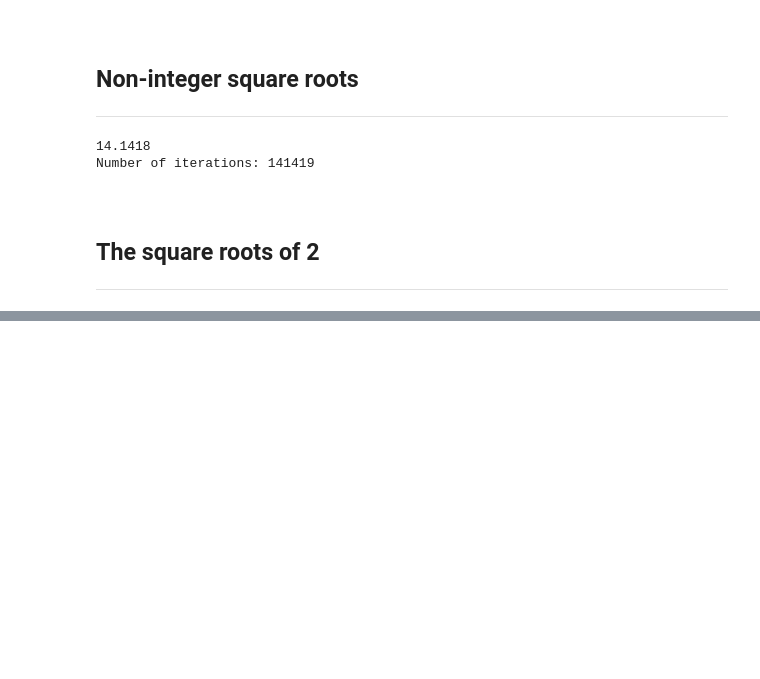
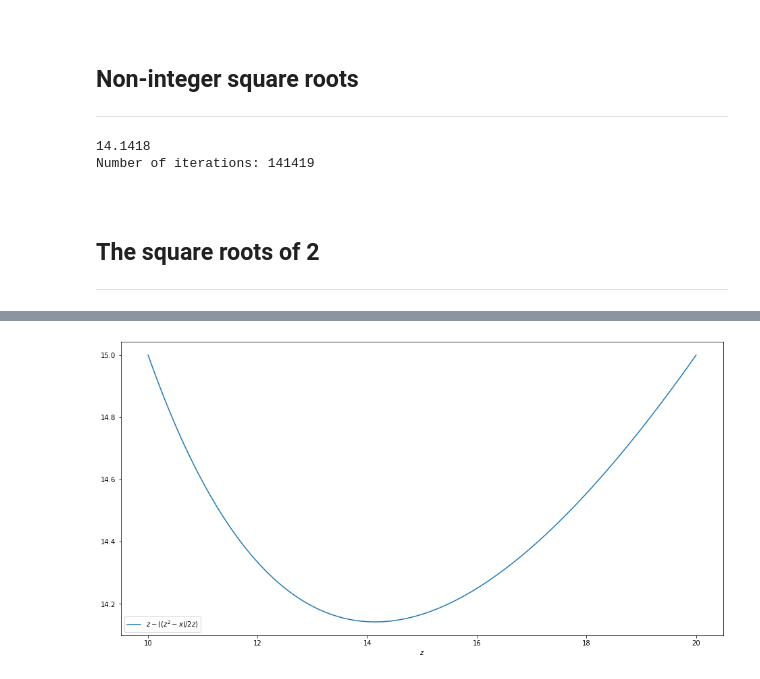
Before and after one commit to ion-cirnici/emerging-technologies, a Jupyter notebook: myExercises2/square-roots.ipynb, the cells around one changed output, grey strips where cells are left out. Saved outputs shown, nothing was run; the diff lists cells and outputs as text; code cells hidden in the pictures; blank space fills up the shorter version.

```diff
--- a/myExercises2/square-roots.ipynb
+++ b/myExercises2/square-roots.ipynb
@@ -98,0 +166,12 @@ Number of iterations: 141419
+# %%
+fig, ax = plt.subplots()
+
+x = 200.0
+
+z = np.linspace(10, 20.0, 1000)
+
+ax.plot(z, z - ((z**2 - x) / (2 * z)), label = '$ z - ((z^2 - x) / 2z)$')
+ax.set_xlabel('$z$')
+ax.legend();
+# %% [output]
+[figure, added]
```
Also changed, not shown: parts of 12 cells of this notebook.
